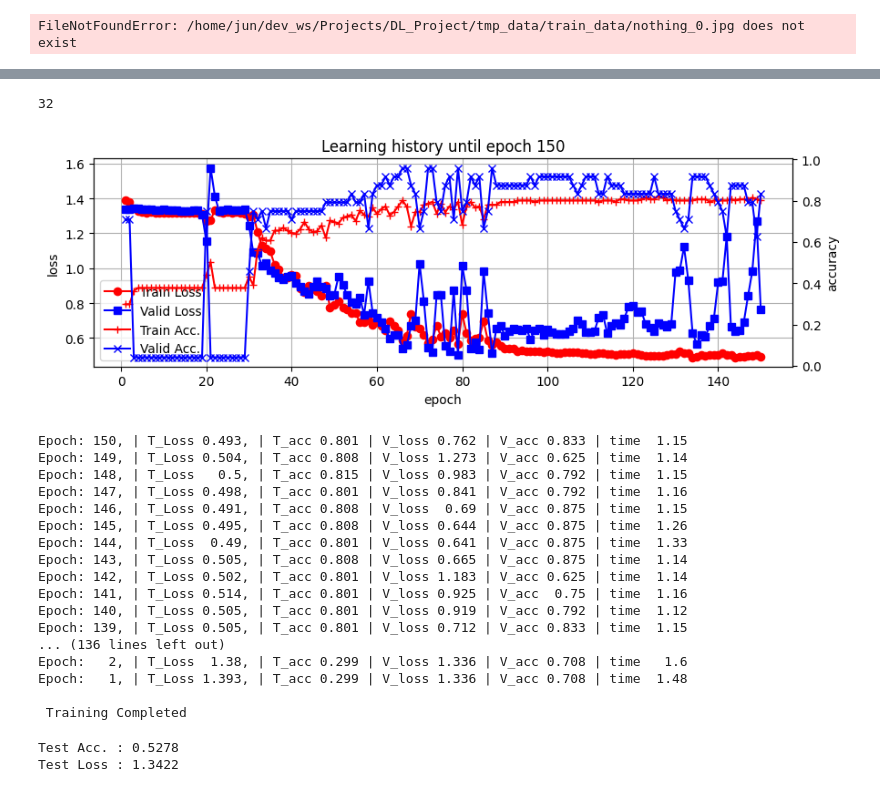
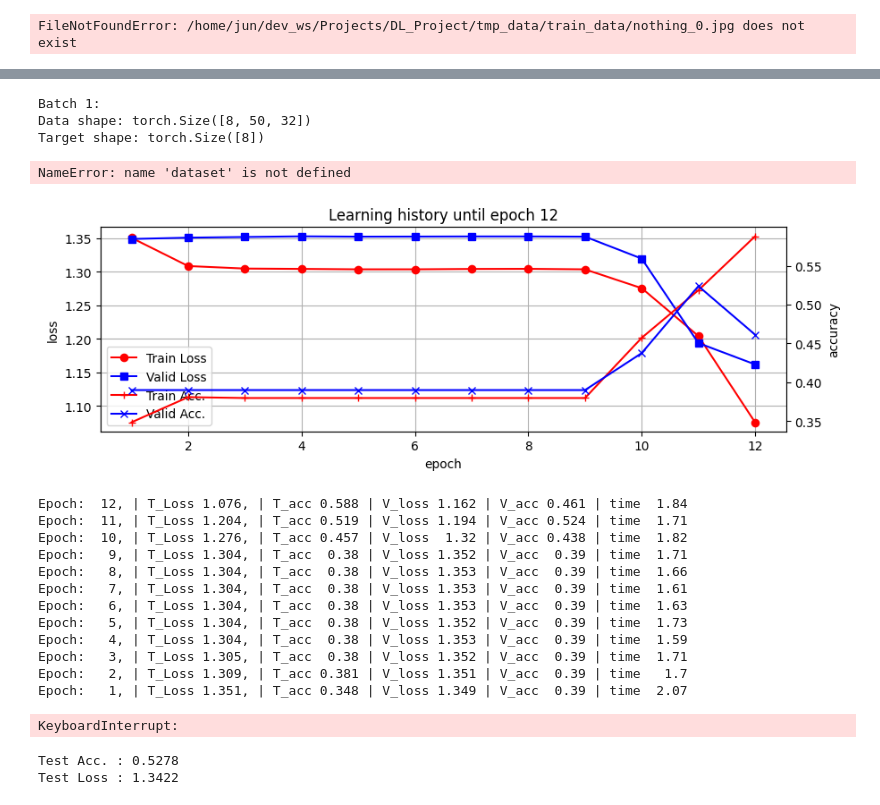
Before and after one commit to addinedu-ros-3rd/deeplearning-repo-3, a Jupyter notebook: action_lstm_test_apple/src/new_action_rec_3class_yolo.ipynb, the cells around one changed output, grey strips where cells are left out. Cells and saved outputs as stored; diff of their text form; code cells hidden in the pictures.

```diff
--- a/action_lstm_test_apple/src/new_action_rec_3class_yolo.ipynb
+++ b/action_lstm_test_apple/src/new_action_rec_3class_yolo.ipynb
@@ -44,7 +44,7 @@ box_annotator = sv.BoxAnnotator(
     )
 
 def show_skeleton(video_path , interval, attention_dot, draw_line):
-    model = YOLO('yolov8m.pt')
+    model = YOLO('../yolo_pt/best.pt')
 
     xy_list_list, xy_list_list_flip = [], []
     cv2.destroyAllWindows()
@@ -59,12 +59,13 @@ def show_skeleton(video_path , interval, attention_dot, draw_line):
                 cnt = 0
                 xy_list, xy_list_flip = [], []
                 img = cv2.resize(img, (640,  640))
-
+                img = cv2.flip(img, 0) # 상하 반전
+                img = cv2.flip(img, 1) # 좌우 반전
                 yolo_result = model(img, agnostic_nms=True)[0]
                 detections = sv.Detections.from_yolov8(yolo_result)
 
-                selected_classes = [46, 47, 49] # 46: banana, 47 : apple, 49: orange
-                detections = detections[np.isin(detections.class_id, selected_classes)]
+                # selected_classes = [0, 1, 2, 3, 4] # 46: banana, 47 : apple, 49: orange
+                # detections = detections[np.isin(detections.class_id, selected_classes)]
 
                 labels = [f"{model.model.names[class_id]} {confidence:0.2f}" for _, confidence, class_id, _ in detections]
 
@@ -122,7 +123,7 @@ def show_skeleton(video_path , interval, attention_dot, draw_line):
 # %%
 import cv2
 # video_path = '../tmp_data/train_data'
-video_path = '../data/train_data'
+video_path = '../data/action_data/train_data'
 video_name_list = os.listdir(video_path)
 dataset = []
 length = 50
@@ -204,3 +208,15 @@ train_data, valid_data, test_data = random_split(train_dataset, [train_len, val_
 train_loader = DataLoader(train_data, batch_size = 8)
 val_loader = DataLoader(valid_data, batch_size = 8)
 test_loader = DataLoader(test_data, batch_size = 8)
+# %%
+import pickle
+# DataLoader를 파일로 저장
+def save_data_loader(loader, file_path):
+    with open(file_path, 'wb') as f:
+        pickle.dump(loader, f)
+
+# 저장된 DataLoader를 불러오기
+def load_data_loader(file_path):
+    with open(file_path, 'rb') as f:
+        loader = pickle.load(f)
+    return loader
@@ -207,3 +230,19 @@ test_loader = DataLoader(test_data, batch_size = 8)
+# %%
+# 저장된 DataLoader를 불러오기
+train_loader = load_data_loader('../data_loaders/train_loader.pkl')
+val_loader = load_data_loader('../data_loaders/val_loader.pkl')
+test_loader = load_data_loader('../data_loaders/test_loader.pkl')
+
+# 예시로 불러온 DataLoader의 첫 번째 배치 확인
+for batch_idx, (data, target) in enumerate(train_loader):
+    print(f"Batch {batch_idx + 1}:")
+    print("Data shape:", data.shape)
+    print("Target shape:", target.shape)
+    break
+# %% [output]
+Batch 1:
+Data shape: torch.Size([8, 50, 32])
+Target shape: torch.Size([8])
 # %%
 class skeleton_LSTM(nn.Module):
     def __init__(self, input_dim):
@@ -360,56 +399,53 @@ def epoch(data_loader, mode = 'train'):
 
     return np.average(iter_loss), np.average(iter_acc)
 # %%
-len(dataset[10]['value'][0])
+# len(dataset[10]['value'][0])
 # %% [output]
-32
+NameError: name 'dataset' is not defined
 # %%
 # Trainig Initialization
-input_dim = len(dataset[0]['value'][0])
+# input_dim = len(dataset[0]['value'][0])
+input_dim = 32
 init_model(input_dim)
 init_epoch()
 init_log()
 maximum_epoch = 150
 
 def epoch_not_finished():
     return epoch_cnt < maximum_epoch
 
 # Training Iteration
 while epoch_not_finished():
     start_time = time.time()
     tloss, tacc = epoch(train_loader, mode = 'train')
     end_time = time.time()
     time_taken = end_time - start_time
     record_train_log(tloss, tacc, time_taken)
     with torch.no_grad():
         vloss, vacc = epoch(val_loader, mode = 'val')
         record_valid_log(vloss, vacc)
     print_log()
 
     # if epoch_cnt % 30 == 0:
         # torch.save(model, f'../save_pt/{epoch_cnt}_epoch.pt')
 
 torch.save(model, f'../save_pt/{epoch_cnt}_epoch.pt')
 print('\n Training Completed')
 # %% [output]
-[figure, old version]
+[figure, new version]
-Epoch: 150, | T_Loss 0.493, | T_acc 0.801 | V_loss 0.762 | V_acc 0.833 | time  1.15
-Epoch: 149, | T_Loss 0.504, | T_acc 0.808 | V_loss 1.273 | V_acc 0.625 | time  1.14
-Epoch: 148, | T_Loss   0.5, | T_acc 0.815 | V_loss 0.983 | V_acc 0.792 | time  1.15
-Epoch: 147, | T_Loss 0.498, | T_acc 0.801 | V_loss 0.841 | V_acc 0.792 | time  1.16
-Epoch: 146, | T_Loss 0.491, | T_acc 0.808 | V_loss  0.69 | V_acc 0.875 | time  1.15
-Epoch: 145, | T_Loss 0.495, | T_acc 0.808 | V_loss 0.644 | V_acc 0.875 | time  1.26
-Epoch: 144, | T_Loss  0.49, | T_acc 0.801 | V_loss 0.641 | V_acc 0.875 | time  1.33
-Epoch: 143, | T_Loss 0.505, | T_acc 0.808 | V_loss 0.665 | V_acc 0.875 | time  1.14
-Epoch: 142, | T_Loss 0.502, | T_acc 0.801 | V_loss 1.183 | V_acc 0.625 | time  1.14
-Epoch: 141, | T_Loss 0.514, | T_acc 0.801 | V_loss 0.925 | V_acc  0.75 | time  1.16
-Epoch: 140, | T_Loss 0.505, | T_acc 0.801 | V_loss 0.919 | V_acc 0.792 | time  1.12
-Epoch: 139, | T_Loss 0.505, | T_acc 0.801 | V_loss 0.712 | V_acc 0.833 | time  1.15
-... (136 lines left out)
-Epoch:   2, | T_Loss  1.38, | T_acc 0.299 | V_loss 1.336 | V_acc 0.708 | time   1.6
-Epoch:   1, | T_Loss 1.393, | T_acc 0.299 | V_loss 1.336 | V_acc 0.708 | time  1.48
-
- Training Completed
+Epoch:  12, | T_Loss 1.076, | T_acc 0.588 | V_loss 1.162 | V_acc 0.461 | time  1.84
+Epoch:  11, | T_Loss 1.204, | T_acc 0.519 | V_loss 1.194 | V_acc 0.524 | time  1.71
+Epoch:  10, | T_Loss 1.276, | T_acc 0.457 | V_loss  1.32 | V_acc 0.438 | time  1.82
+Epoch:   9, | T_Loss 1.304, | T_acc  0.38 | V_loss 1.352 | V_acc  0.39 | time  1.71
+Epoch:   8, | T_Loss 1.304, | T_acc  0.38 | V_loss 1.353 | V_acc  0.39 | time  1.66
+Epoch:   7, | T_Loss 1.304, | T_acc  0.38 | V_loss 1.353 | V_acc  0.39 | time  1.61
+Epoch:   6, | T_Loss 1.304, | T_acc  0.38 | V_loss 1.353 | V_acc  0.39 | time  1.63
+Epoch:   5, | T_Loss 1.304, | T_acc  0.38 | V_loss 1.352 | V_acc  0.39 | time  1.73
+Epoch:   4, | T_Loss 1.304, | T_acc  0.38 | V_loss 1.353 | V_acc  0.39 | time  1.59
+Epoch:   3, | T_Loss 1.305, | T_acc  0.38 | V_loss 1.352 | V_acc  0.39 | time  1.71
+Epoch:   2, | T_Loss 1.309, | T_acc 0.381 | V_loss 1.351 | V_acc  0.39 | time   1.7
+Epoch:   1, | T_Loss 1.351, | T_acc 0.348 | V_loss 1.349 | V_acc  0.39 | time  2.07
+KeyboardInterrupt:
 # %%
 # 정확도 검증
 with torch.no_grad():
```
Also changed, not shown: parts of 13 cells of this notebook.
